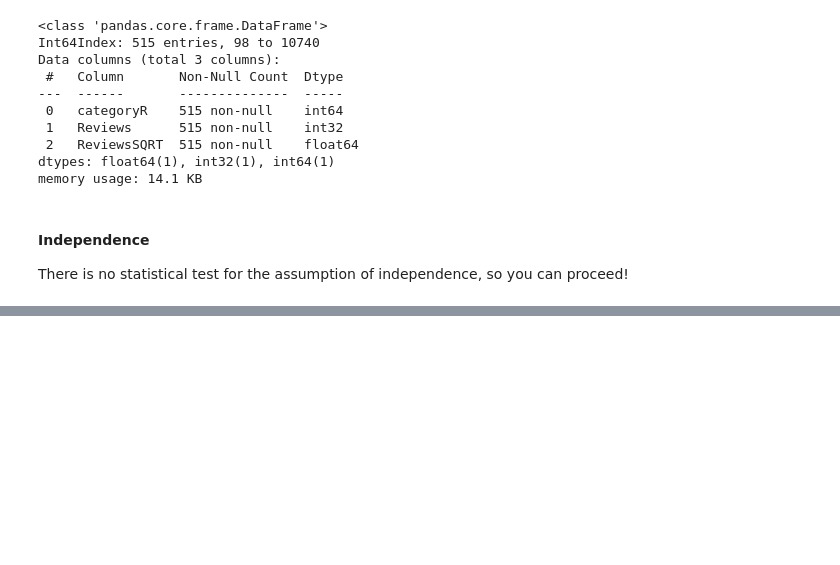
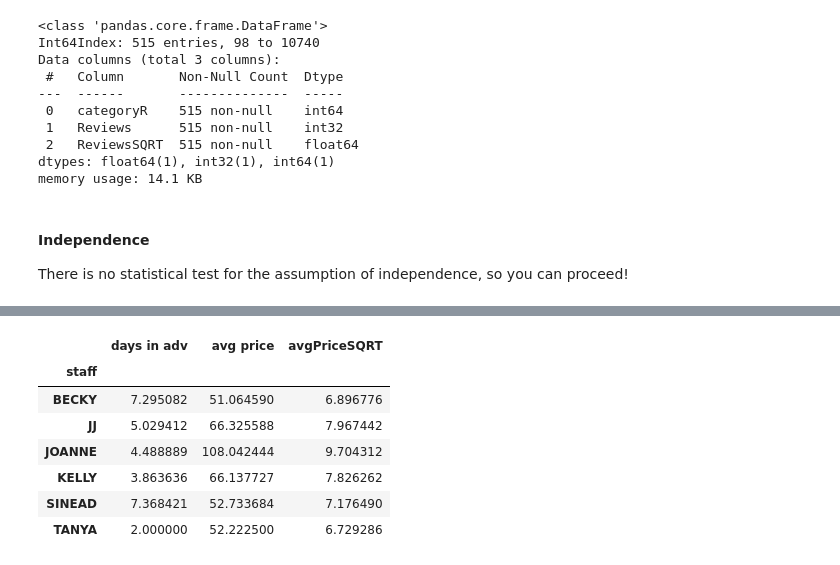
Before and after one commit to nhardemandata/CurriculumPlayground, a Jupyter notebook: notebooks/Intermediate Statistics/DSO105 Intermediate Stats L4 - Python (pages 8-12).ipynb, the cells around one changed output, grey strips where cells are left out. Cells and saved outputs as stored; diff of their text form; code cells hidden in the pictures; blank space fills up the shorter version.

```diff
--- a/notebooks/Intermediate Statistics/DSO105 Intermediate Stats L4 - Python (pages 8-12).ipynb
+++ b/notebooks/Intermediate Statistics/DSO105 Intermediate Stats L4 - Python (pages 8-12).ipynb
@@ -369,3 +369,7 @@ There is no statistical test for the assumption of independence, so you can proc
 #### page 9 (One Way Between Subjects ANOVA in Python Part 2)
 # %%
 ## starts with a video
+# %%
+## load in salon data from video
+## load data
+salon = pd.read_csv('../../datasets/client_cancellations.csv')
@@ -371,0 +386,3 @@ There is no statistical test for the assumption of independence, so you can proc
+# %%
+salon['avgPriceSQRT'] = np.sqrt(salon['avg price'])
+salon.head()
@@ -371,0 +396,2 @@ There is no statistical test for the assumption of independence, so you can proc
+# %%
+salon.dropna(inplace=True)
@@ -371,0 +452,11 @@ There is no statistical test for the assumption of independence, so you can proc
+# %%
+salon.groupby('staff').mean()
+# %% [output]
+|  | days in adv | avg price | avgPriceSQRT |
+| staff |  |  |  |
+| BECKY | 7.295082 | 51.064590 | 6.896776 |
+| JJ | 5.029412 | 66.325588 | 7.967442 |
+| JOANNE | 4.488889 | 108.042444 | 9.704312 |
+| KELLY | 3.863636 | 66.137727 | 7.826262 |
+| SINEAD | 7.368421 | 52.733684 | 7.176490 |
+| TANYA | 2.000000 | 52.222500 | 6.729286 |
```
Also changed, not shown: parts of 14 cells of this notebook, 1 other file.
